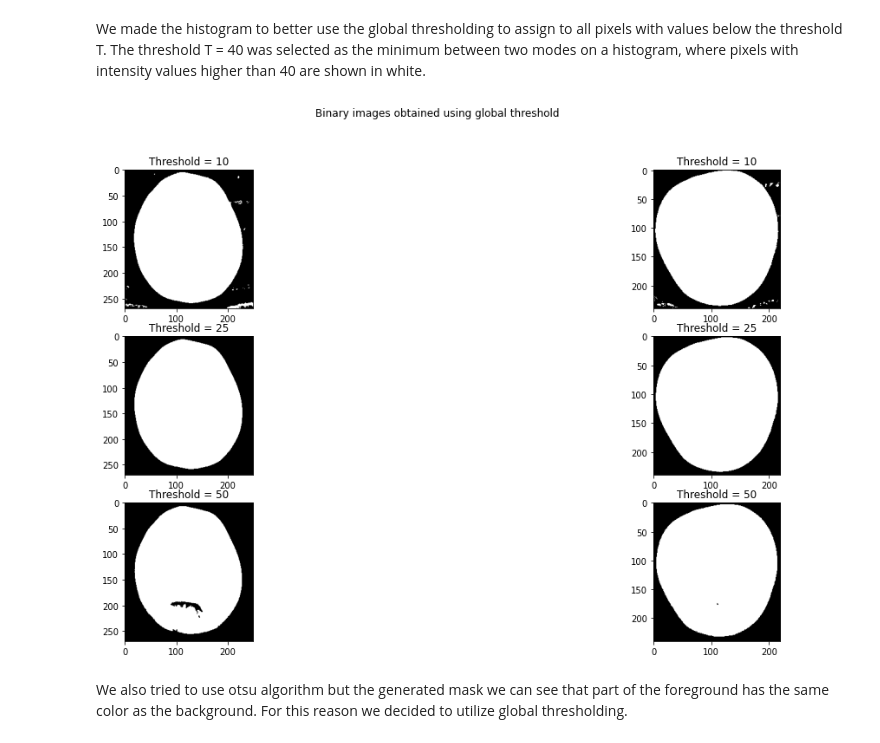
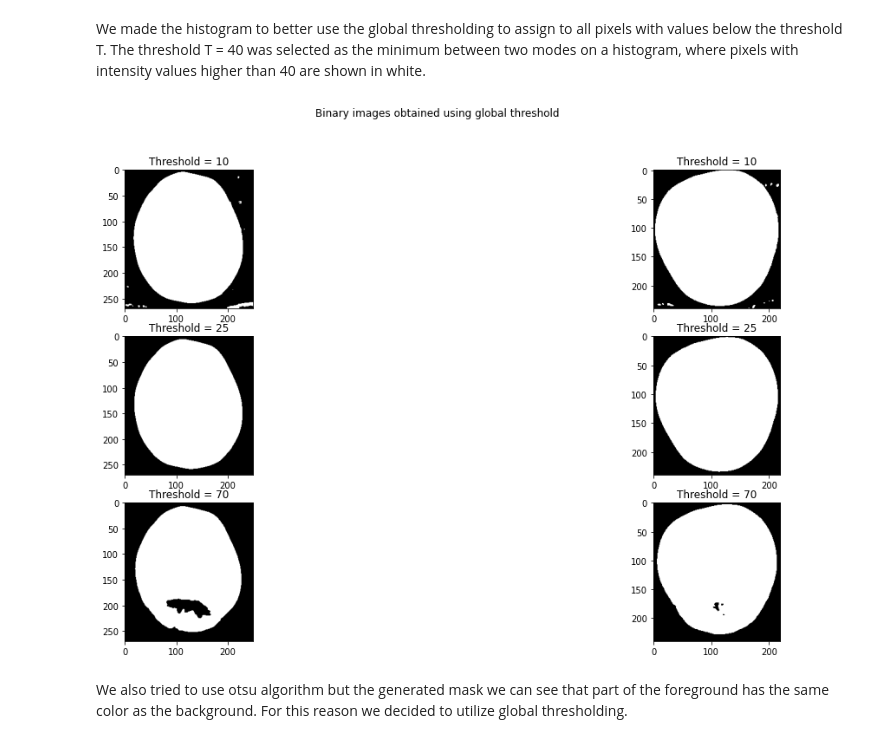
Before and after one commit to valentinaboriano/Computer-Vision, a Jupyter notebook: fruit_inspection.ipynb, the cells around one changed output. Cells and saved outputs as stored; diff of their text form; code cells hidden in the pictures.

```diff
--- a/fruit_inspection.ipynb
+++ b/fruit_inspection.ipynb
@@ -217,29 +217,30 @@ We made the histogram to better use the global thresholding to assign to all pix
 # %%
 masks2 = []
 fig = plt.figure(figsize=(20, 10))
 
 for i, img in enumerate(grayscales2):
     # TODO per Vale: spiegare come si è ottenuto threshold uguale a 40 (osservazione istogramma + tentativi),
     # mostrare i risultati con altre threshold, spiegare perché otsu non va bene (il bg "mangia" il fg)
     # aggiungere i titolo al grafico
-    ret,thresh = cv2.threshold(img, 10, 1, cv2.THRESH_BINARY)
-    ret,thresh1 = cv2.threshold(img, 25, 1, cv2.THRESH_BINARY)
-    ret,thresh2 = cv2.threshold(img, 50, 1, cv2.THRESH_BINARY)
-    masks2.append(thresh1)
+    blur = cv2.GaussianBlur(img,(5,5),0)
+    ret,thresh = cv2.threshold(blur, 10, 1, cv2.THRESH_BINARY)
+    ret,thresh1 = cv2.threshold(blur, 25, 1, cv2.THRESH_BINARY)
+    ret,thresh2 = cv2.threshold(blur, 70, 1, cv2.THRESH_BINARY)
+    masks2.append(thresh2)
 
     a = fig.add_subplot(3,2, i+1)
     a.set_title('Threshold = 10')
     plt.imshow(thresh, 'gray' ,vmin=0, vmax=1)
     a = fig.add_subplot(3,2,i+3)
     a.set_title('Threshold = 25')
     plt.imshow(thresh1 ,'gray' ,vmin=0, vmax=1)
     a = fig.add_subplot(3,2,i+5)
-    a.set_title('Threshold = 50')
+    a.set_title('Threshold = 70')
     plt.imshow(thresh2 , 'gray' ,vmin=0, vmax=1)
 fig.suptitle("Binary images obtained using global threshold")
 plt.show()
 # %% [output]
-[figure, old version]
+[figure, new version]
 # %% [markdown]
 We also tried to use otsu algorithm but the generated mask we can see that part of the foreground
 has the same color as the background. For this reason we decided to utilize global thresholding.
```
Also changed, not shown: parts of 19 cells of this notebook.
